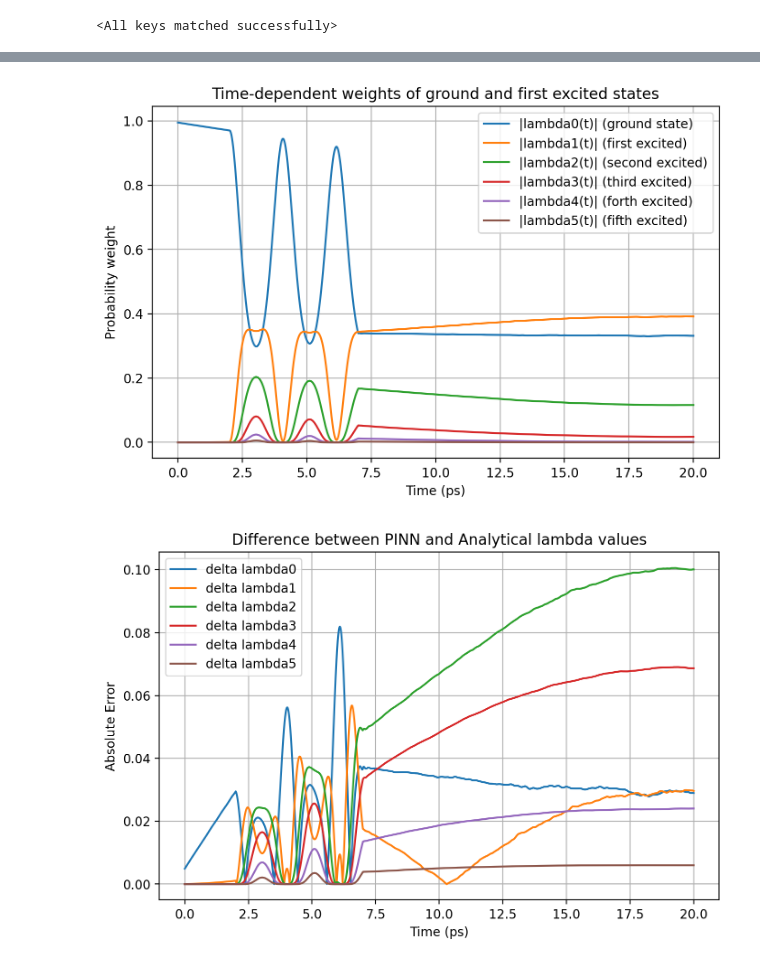
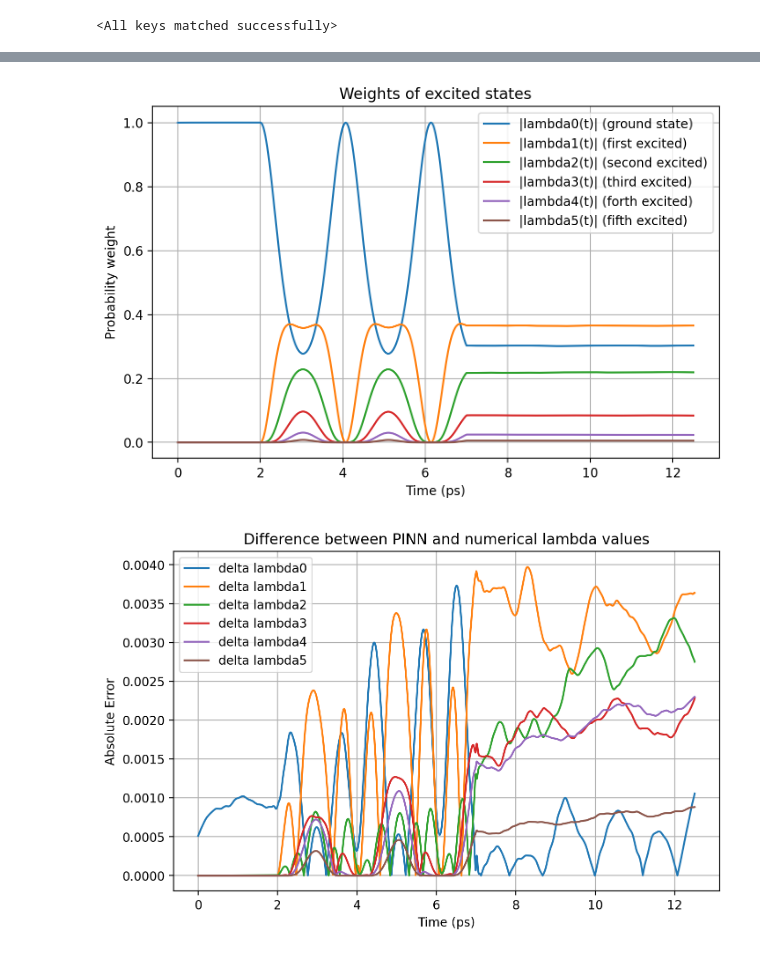
Before and after one commit to thash-jkr/Schrodinger-PINN, a Jupyter notebook: src/testers/model_tester.ipynb, the cells around one changed output, grey strips where cells are left out. Drawn from its saved outputs; the diff is of its cells as text; code cells hidden in the pictures.

```diff
--- a/src/testers/model_tester.ipynb
+++ b/src/testers/model_tester.ipynb
@@ -194,7 +198,7 @@ boundary_condition_loss_history = [record['boundary_condition_loss'] for record
 
 epochs_range = range(1, epochs + 1)
 # %%
-fig, axs = plt.subplots(2, 2, figsize=(18, 10))
+fig, axs = plt.subplots(3, 2, figsize=(18, 10))
 
 # Total Loss
 axs[0, 0].plot(epochs_range, total_loss_history, color='blue')
@@ -228,6 +232,14 @@ axs[1, 1].set_ylabel('Loss')
 axs[1, 1].grid(True)
 axs[1, 1].set_yscale("log")
 
+# Normalization Loss
+axs[2, 0].plot(epochs_range, normalization_loss_history, color='green')
+axs[2, 0].set_title('Normalization Loss')
+axs[2, 0].set_xlabel('Epochs')
+axs[2, 0].set_ylabel('Loss')
+axs[2, 0].grid(True)
+axs[2, 0].set_yscale("log")
+
 plt.tight_layout()
 plt.show()
 # %% [output]
@@ -260,8 +272,12 @@ x_flat = torch.reshape(x_grid, [-1])
 t_flat = torch.reshape(t_grid, [-1])
 
 batch_size = 1000000
+
 psi_real_list = []
 psi_img_list = []
+
+psi_real_list_mask = []
+psi_img_list_mask = []
 
 model.eval()
 with torch.no_grad():
@@ -272,6 +288,16 @@ with torch.no_grad():
         psi_real_list.append(psi_real.cpu())
         psi_img_list.append(psi_img.cpu())
 
+
+model_mask.eval()
+with torch.no_grad():
+    for i in range(0, x_flat.shape[0], batch_size):
+        x_batch = x_flat[i:i+batch_size]
+        t_batch = t_flat[i:i+batch_size]
+        psi_real, psi_img = model_mask((x_batch, t_batch))
+        psi_real_list_mask.append(psi_real.cpu())
+        psi_img_list_mask.append(psi_img.cpu())
+
 # psi_real_pinn, psi_img_pinn = model((x_flat, t_flat))
 
 # psi_real_pinn = torch.reshape(psi_real_pinn, (Nx, Nt))
@@ -279,3 +305,6 @@ with torch.no_grad():
 
 psi_real_pinn = torch.cat(psi_real_list).reshape(Nx, Nt).numpy()
 psi_img_pinn = torch.cat(psi_img_list).reshape(Nx, Nt).numpy()
+
+psi_real_pinn_mask = torch.cat(psi_real_list_mask).reshape(Nx, Nt).numpy()
+psi_img_pinn_mask = torch.cat(psi_img_list_mask).reshape(Nx, Nt).numpy()
@@ -294,4 +334,4 @@ plt.show()
 # %%
-analytical_weights = np.load("../results/analytical/crank_weights.npz")
+analytical_weights = np.load("../results/analytical/crank_t12_weights.npz")
 # %%
 psi_sq_analytical = analytical_weights["psi_sq_analytical"]
@@ -325,17 +381,22 @@ plt.show()
 from scipy.integrate import simpson
 
 norms = []
+norms_mask = []
 
 for i in range(5000):
     psi_sq_i = psi_real_pinn[:, i] ** 2 + psi_img_pinn[:, i] ** 2
+    psi_sq_i_mask = psi_real_pinn_mask[:, i] ** 2 + psi_img_pinn_mask[:, i] ** 2
     normalization = simpson(psi_sq_i, x=x_values)
+    normalization_mask = simpson(psi_sq_i_mask, x=x_values)
     norms.append(normalization)
+    norms_mask.append(normalization_mask)
 
 view_metrics(np.array(norms))
+view_metrics(np.array(norms_mask))
 
 plt.figure(figsize=(8,5), dpi=200)
-plt.plot(t_values, norms, '-', label='Normalization')
-plt.axhline(1.0, color='red', linestyle='--', label='Expected = 1')
+plt.plot(t_values, norms, '-', label='Model trained upto 12.5 ps')
+plt.plot(t_values, norms_mask, '--', label='Model trained upto 20 ps')
 plt.xlabel('Time (ps)')
 plt.ylabel('Normalization')
 plt.title('Wavefunction Normalization Over Time')
@@ -407,12 +468,12 @@ plt.plot(t_values, lambda4, label='|lambda4(t)| (forth excited)')
 plt.plot(t_values, lambda5, label='|lambda5(t)| (fifth excited)')
 plt.xlabel("Time (ps)")
 plt.ylabel("Probability weight")
-plt.title("Time-dependent weights of ground and first excited states")
+plt.title("Weights of excited states")
 plt.legend()
 plt.grid(True)
 plt.show()
 # %% [output]
-[figure, old version]
+[figure, new version]
 # %%
 lambda0_analytical = analytical_weights["lambda0_analytical"]
 lambda1_analytical = analytical_weights["lambda1_analytical"]
@@ -421,32 +482,32 @@ lambda3_analytical = analytical_weights["lambda3_analytical"]
 lambda4_analytical = analytical_weights["lambda4_analytical"]
 lambda5_analytical = analytical_weights["lambda5_analytical"]
 
 lambda0_diff = np.abs(lambda0 - lambda0_analytical)
 lambda1_diff = np.abs(lambda1 - lambda1_analytical)
 lambda2_diff = np.abs(lambda2 - lambda2_analytical)
 lambda3_diff = np.abs(lambda3 - lambda3_analytical)
 lambda4_diff = np.abs(lambda4 - lambda4_analytical)
 lambda5_diff = np.abs(lambda5 - lambda5_analytical)
 
 view_metrics(lambda0_diff)
 view_metrics(lambda1_diff)
 view_metrics(lambda2_diff)
 view_metrics(lambda3_diff)
 view_metrics(lambda4_diff)
 view_metrics(lambda5_diff)
 
 plt.figure(figsize=(8, 5), dpi=200)
 plt.plot(t_values, lambda0_diff, label='delta lambda0')
 plt.plot(t_values, lambda1_diff, label='delta lambda1')
 plt.plot(t_values, lambda2_diff, label='delta lambda2')
 plt.plot(t_values, lambda3_diff, label='delta lambda3')
 plt.plot(t_values, lambda4_diff, label='delta lambda4')
 plt.plot(t_values, lambda5_diff, label='delta lambda5')
 plt.xlabel("Time (ps)")
 plt.ylabel("Absolute Error")
-plt.title("Difference between PINN and Analytical lambda values")
+plt.title("Difference between PINN and numerical lambda values")
 plt.grid(True)
 plt.legend()
 plt.show()
 # %% [output]
-[figure, old version]
+[figure, new version]
```
Also changed, not shown: parts of 20 cells of this notebook, 10 other files.
